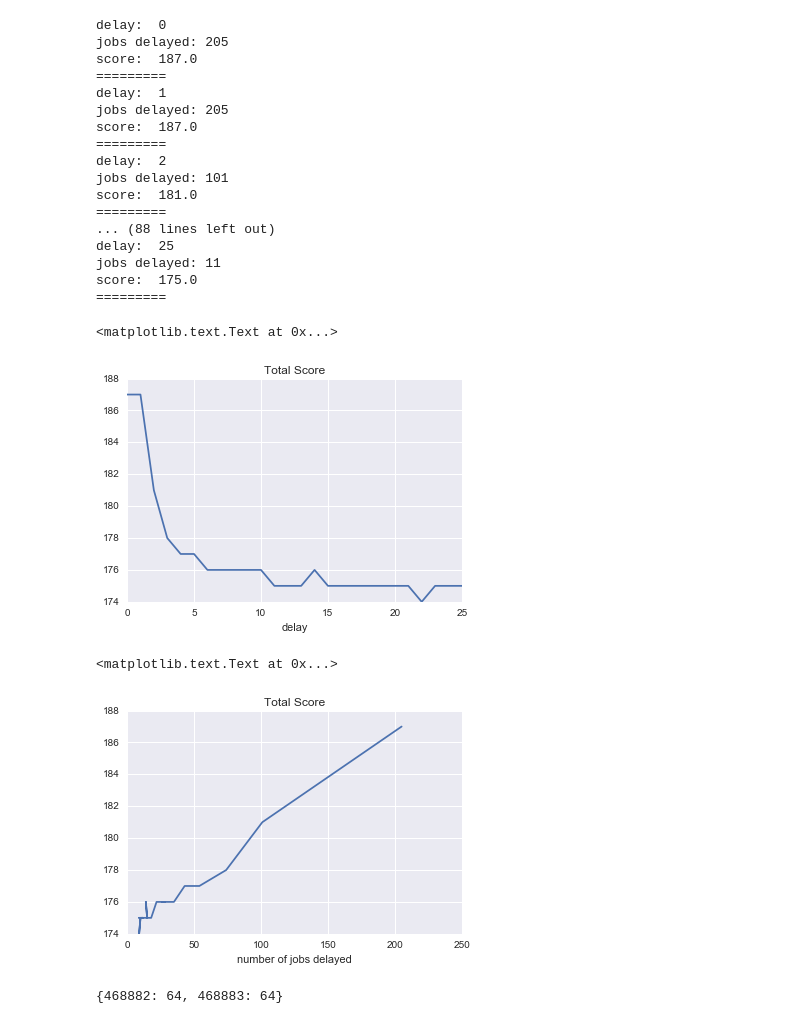
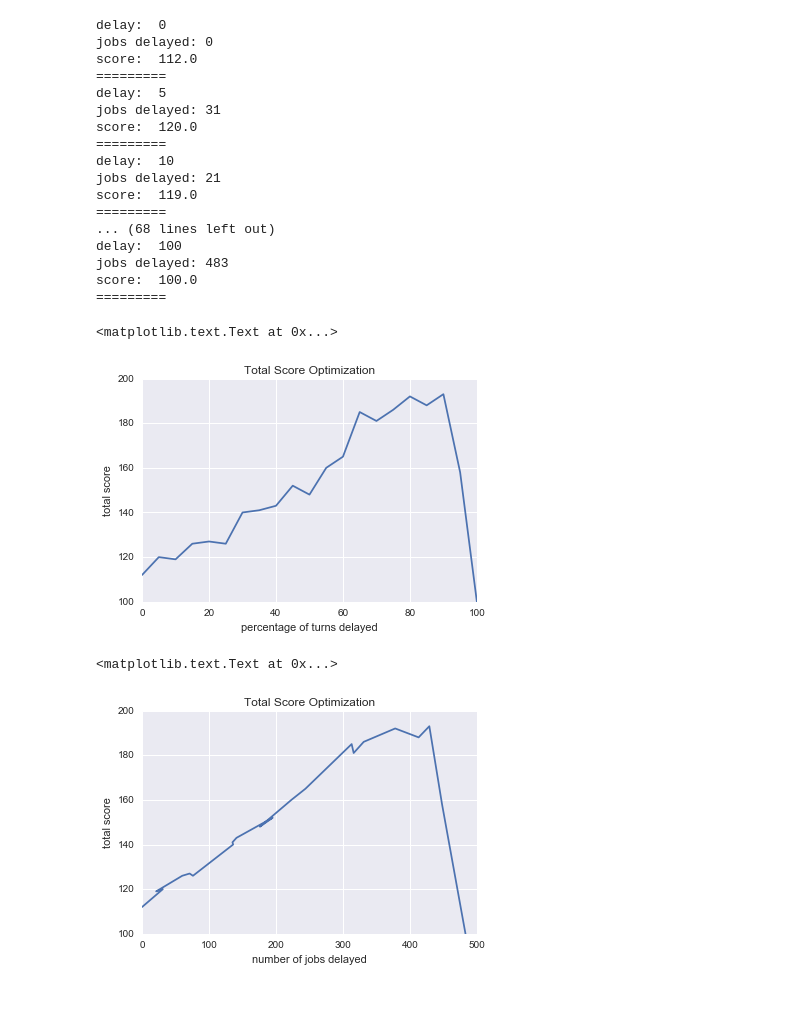
Before and after one commit to marksibrahim/custora, a Jupyter notebook: optimize_delay_parameter.ipynb, the cells around one changed output. Cells and saved outputs as stored; diff of their text form; code cells hidden in the pictures.

Commit message:
optimal delay parameter value found

```diff
--- a/optimize_delay_parameter.ipynb
+++ b/optimize_delay_parameter.ipynb
@@ -8,7 +8,11 @@ import job_queue
 # %%
 results = []
 jobs_delayed = []
-for delay in range(0, 26, 1):
+for delay in range(0, 101, 5):
+    # note 0 delays all jobs (runs all on a single machine)
+    # delay =26 delays only jobs on turn 26
+    # between 0 and 26 the delay parameter delays a proporition of turns
+        # (higher delay value ==> fewer delayed turns)
     print("delay: ", delay)
     game = job_queue.Game()
     result = game.run_show(delay=delay)
@@ -19,33 +23,35 @@ for delay in range(0, 26, 1):
     print("=========")
 # %% [output]
 delay:  0
-jobs delayed: 205
-score:  187.0
+jobs delayed: 0
+score:  112.0
 =========
-delay:  1
-jobs delayed: 205
-score:  187.0
+delay:  5
+jobs delayed: 31
+score:  120.0
 =========
-delay:  2
-jobs delayed: 101
-score:  181.0
+delay:  10
+jobs delayed: 21
+score:  119.0
 =========
-... (88 lines left out)
-delay:  25
-jobs delayed: 11
-score:  175.0
+... (68 lines left out)
+delay:  100
+jobs delayed: 483
+score:  100.0
 =========
 # %%
-plt.plot(range(0, 26, 1), results)
-plt.title("Total Score")
-plt.xlabel("delay")
+plt.plot(range(0, 101, 5), results)
+plt.title("Total Score Optimization")
+plt.ylabel("total score")
+plt.xlabel("percentage of turns delayed")
 # %% [output]
 <matplotlib.text.Text at 0x...>
-[figure, old version]
+[figure, new version]
 # %%
 plt.plot(jobs_delayed, results)
-plt.title("Total Score")
+plt.title("Total Score Optimization")
+plt.ylabel("total score")
 plt.xlabel("number of jobs delayed")
 # %% [output]
 <matplotlib.text.Text at 0x...>
-[figure, old version]
+[figure, new version]
@@ -54,4 +57,0 @@ game.create_machine()
-# %%
-game.machines
-# %% [output]
-{468882: 64, 468883: 64}
```
Also changed, not shown: parts of 3 cells of this notebook, 1 other file.
